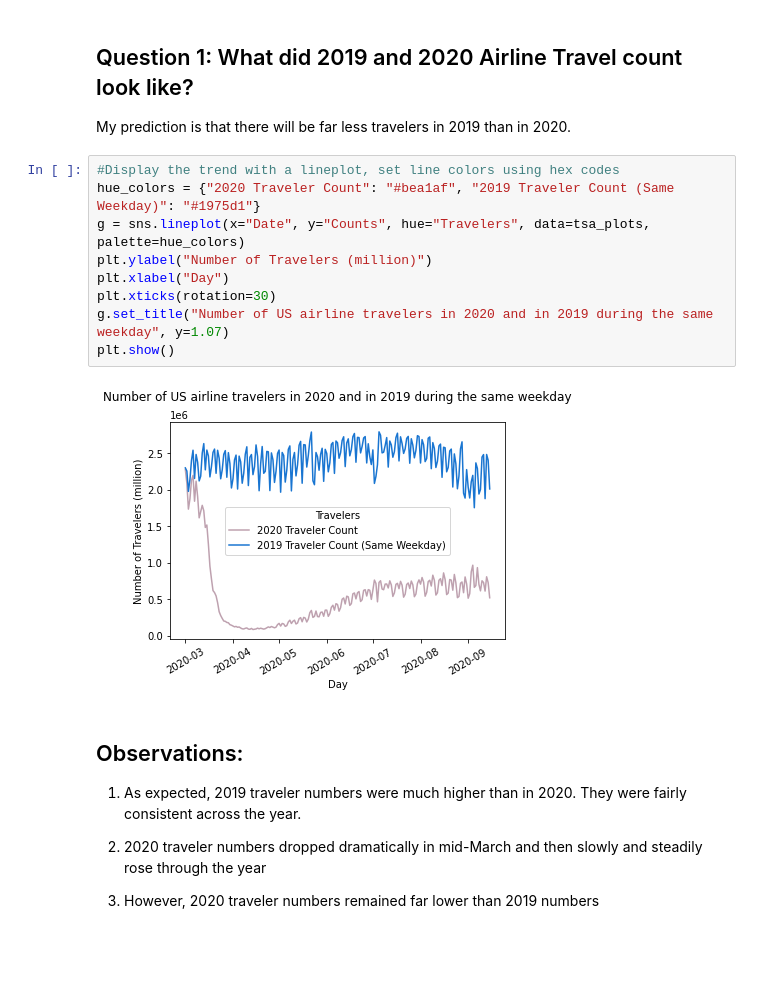
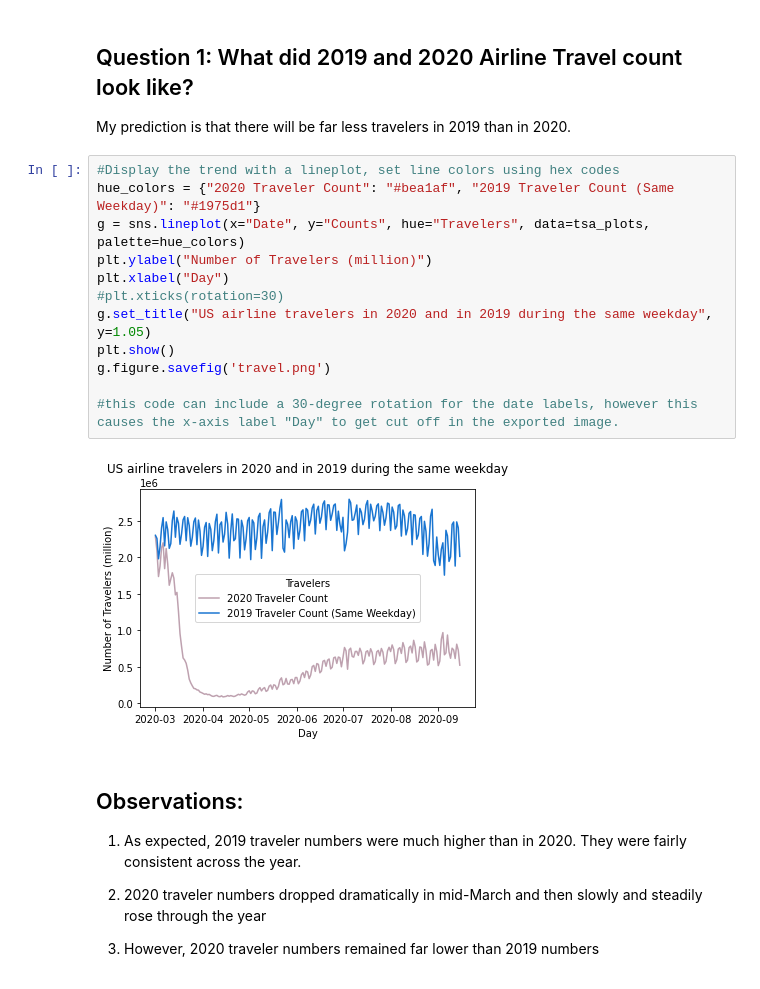
Before and after one commit to abielhammonds/COVID19_TravelStats_Project, a Jupyter notebook: COVID19Travel_Visualizations.ipynb, the cells around one changed output. Drawn from its saved outputs; the diff is of its cells as text; blank space fills up the shorter version.

```diff
--- a/COVID19Travel_Visualizations.ipynb
+++ b/COVID19Travel_Visualizations.ipynb
@@ -193,14 +193,17 @@ My prediction is that there will be far less travelers in 2019 than in 2020.
 # %%
 #Display the trend with a lineplot, set line colors using hex codes
 hue_colors = {"2020 Traveler Count": "#bea1af", "2019 Traveler Count (Same Weekday)": "#1975d1"}
 g = sns.lineplot(x="Date", y="Counts", hue="Travelers", data=tsa_plots, palette=hue_colors)
 plt.ylabel("Number of Travelers (million)")
 plt.xlabel("Day")
-plt.xticks(rotation=30)
-g.set_title("Number of US airline travelers in 2020 and in 2019 during the same weekday", y=1.07)
+#plt.xticks(rotation=30)
+g.set_title("US airline travelers in 2020 and in 2019 during the same weekday", y=1.05)
 plt.show()
+g.figure.savefig('travel.png')
+
+#this code can include a 30-degree rotation for the date labels, however this causes the x-axis label "Day" to get cut off in the exported image.
 # %% [output]
-[figure, old version]
+[figure, new version]
 # %% [markdown]
 ## Observations: ##
 
```
Also changed, not shown: parts of 5 cells of this notebook, 1 other file.
